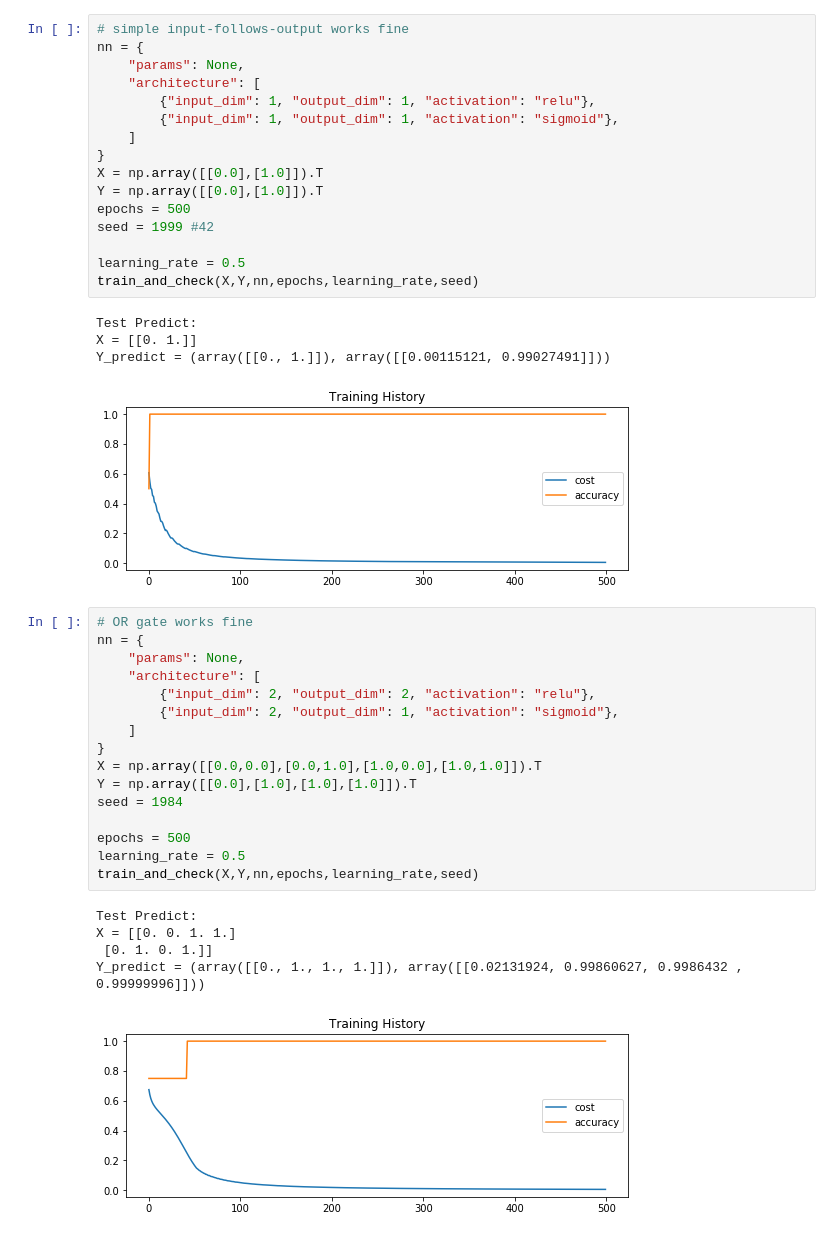
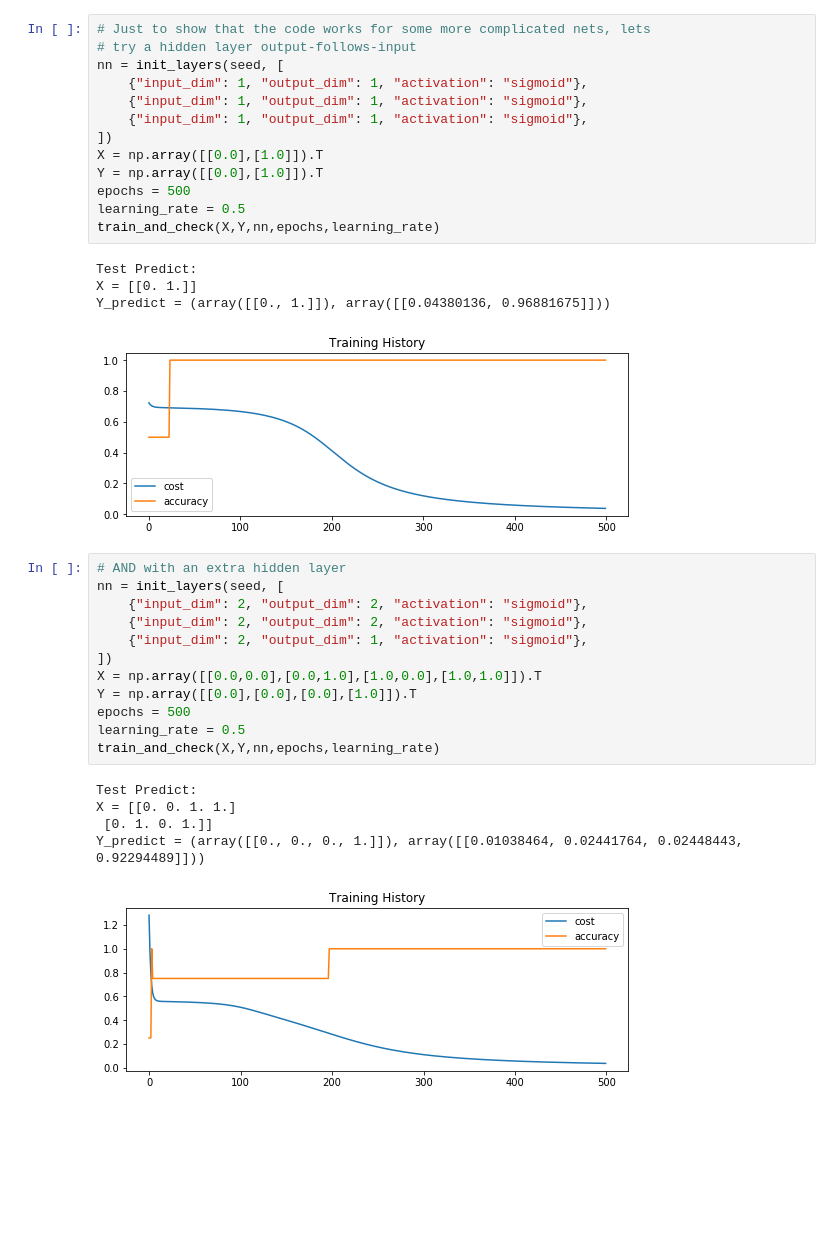
Before and after one commit to rogerallen/random_notebooks, a Jupyter notebook: simple_neural_net.ipynb, the cells around one changed output. Cells and saved outputs as stored; diff of their text form; blank space fills up the shorter version.

```diff
--- a/simple_neural_net.ipynb
+++ b/simple_neural_net.ipynb
@@ -182,44 +287,37 @@ def train_and_check(X,Y,nn,epochs,learning_rate,seed):
 # %%
-# simple input-follows-output works fine
-nn = {
-    "params": None,
-    "architecture": [
-        {"input_dim": 1, "output_dim": 1, "activation": "relu"},
-        {"input_dim": 1, "output_dim": 1, "activation": "sigmoid"},
-    ]
-}
+# Just to show that the code works for some more complicated nets, lets
+# try a hidden layer output-follows-input
+nn = init_layers(seed, [
+    {"input_dim": 1, "output_dim": 1, "activation": "sigmoid"},
+    {"input_dim": 1, "output_dim": 1, "activation": "sigmoid"},
+    {"input_dim": 1, "output_dim": 1, "activation": "sigmoid"},
+])
 X = np.array([[0.0],[1.0]]).T
 Y = np.array([[0.0],[1.0]]).T
 epochs = 500
-seed = 1999 #42
-
 learning_rate = 0.5
-train_and_check(X,Y,nn,epochs,learning_rate,seed)
+train_and_check(X,Y,nn,epochs,learning_rate)
 # %% [output]
 Test Predict:
 X = [[0. 1.]]
-Y_predict = (array([[0., 1.]]), array([[0.00115121, 0.99027491]]))
+Y_predict = (array([[0., 1.]]), array([[0.04380136, 0.96881675]]))
-[figure, old version]
+[figure, new version]
 # %%
-# OR gate works fine
-nn = {
-    "params": None,
-    "architecture": [
-        {"input_dim": 2, "output_dim": 2, "activation": "relu"},
-        {"input_dim": 2, "output_dim": 1, "activation": "sigmoid"},
-    ]
-}
+# AND with an extra hidden layer
+nn = init_layers(seed, [
+    {"input_dim": 2, "output_dim": 2, "activation": "sigmoid"},
+    {"input_dim": 2, "output_dim": 2, "activation": "sigmoid"},
+    {"input_dim": 2, "output_dim": 1, "activation": "sigmoid"},
+])
 X = np.array([[0.0,0.0],[0.0,1.0],[1.0,0.0],[1.0,1.0]]).T
-Y = np.array([[0.0],[1.0],[1.0],[1.0]]).T
-seed = 1984
-
+Y = np.array([[0.0],[0.0],[0.0],[1.0]]).T
 epochs = 500
 learning_rate = 0.5
-train_and_check(X,Y,nn,epochs,learning_rate,seed)
+train_and_check(X,Y,nn,epochs,learning_rate)
 # %% [output]
 Test Predict:
 X = [[0. 0. 1. 1.]
  [0. 1. 0. 1.]]
-Y_predict = (array([[0., 1., 1., 1.]]), array([[0.02131924, 0.99860627, 0.9986432 , 0.99999996]]))
+Y_predict = (array([[0., 0., 0., 1.]]), array([[0.01038464, 0.02441764, 0.02448443, 0.92294489]]))
-[figure, old version]
+[figure, new version]
 # %%
```
Also changed, not shown: parts of 16 cells of this notebook.
